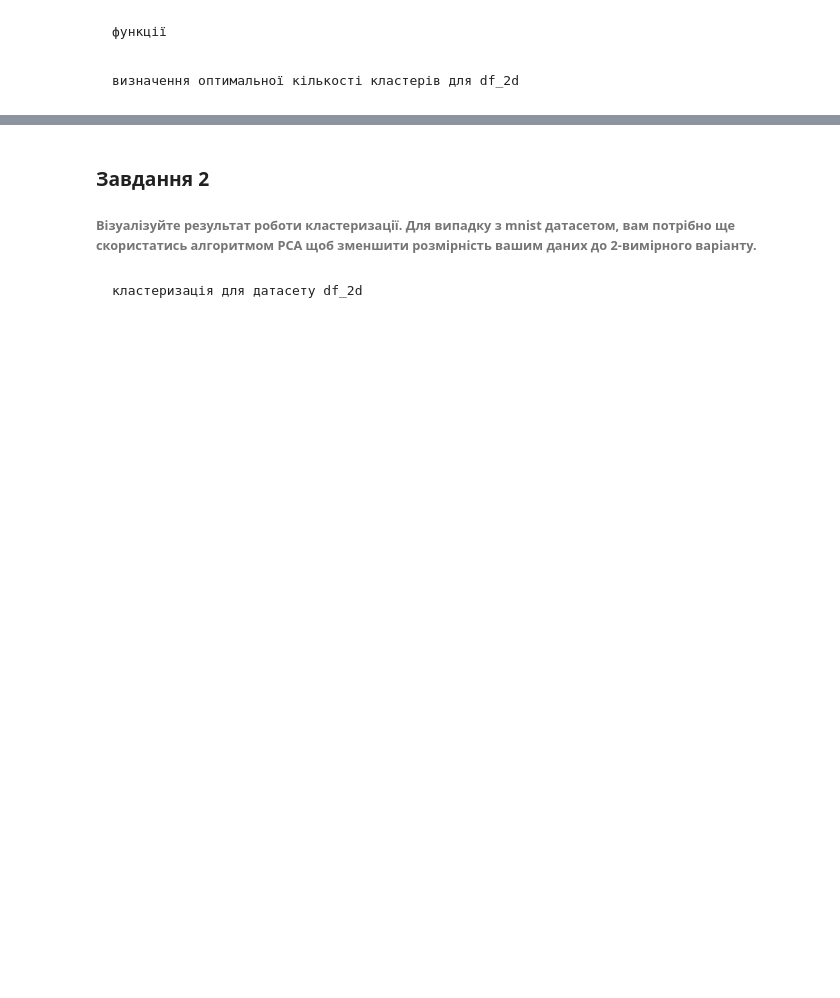
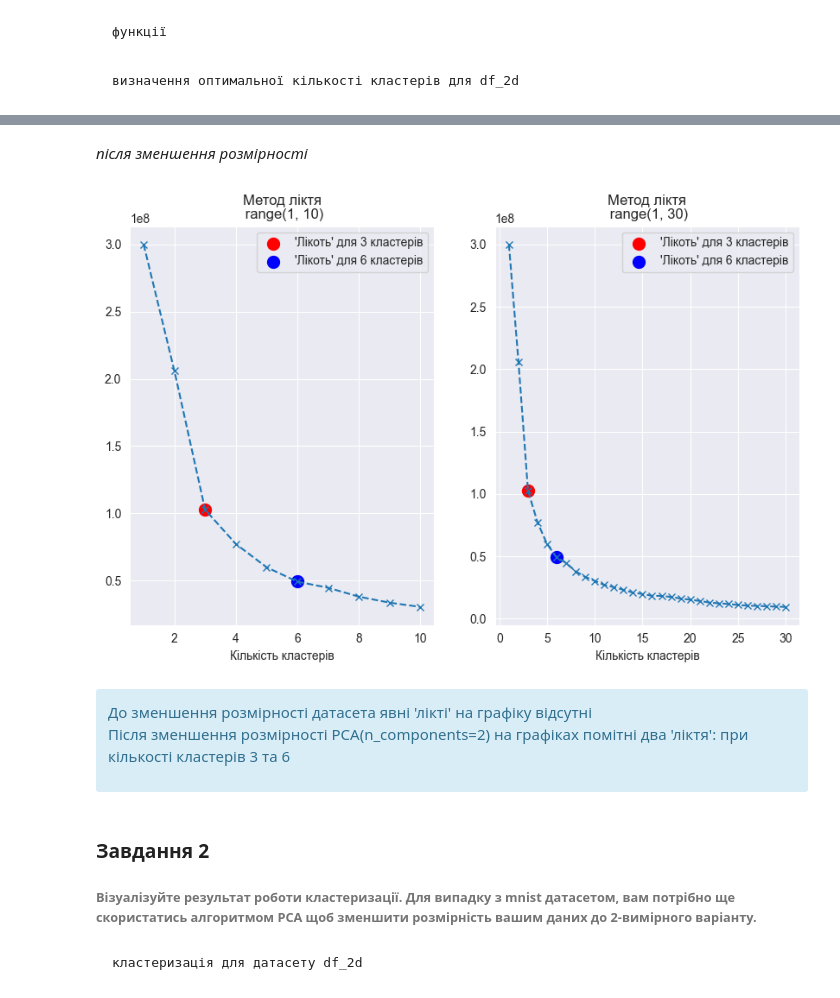
Before and after one commit to KyryloChalov/DS, a Jupyter notebook: HW_06/hw6.ipynb, the cells around one changed output, grey strips where cells are left out. Cells and saved outputs as stored; diff of their text form; code cells hidden in the pictures; blank space fills up the shorter version.

```diff
--- a/HW_06/hw6.ipynb
+++ b/HW_06/hw6.ipynb
@@ -374,0 +238,19 @@ optimal_num_clusters = 7
+# %% [markdown]
+_після зменшення розмірності_
+# %%
+plt.figure(figsize=(10, 6))
+
+plt.subplot(121)
+plt_elbow_method(df_mnist_pca, 10, [3, 6])
+
+plt.subplot(122)
+plt_elbow_method(df_mnist_pca, 30, [3, 6])
+
+plt.show()
+# %% [output]
+[figure, added]
+# %% [markdown]
+<div class="alert alert-block alert-info">
+До зменшення розмірності датасета явні 'лікті' на графіку відсутні
+<p>Після зменшення розмірності PCA(n_components=2) на графіках помітні два 'ліктя': при кількості кластерів 3 та 6</p>
+</div>
```
Also changed, not shown: parts of 33 cells of this notebook.
